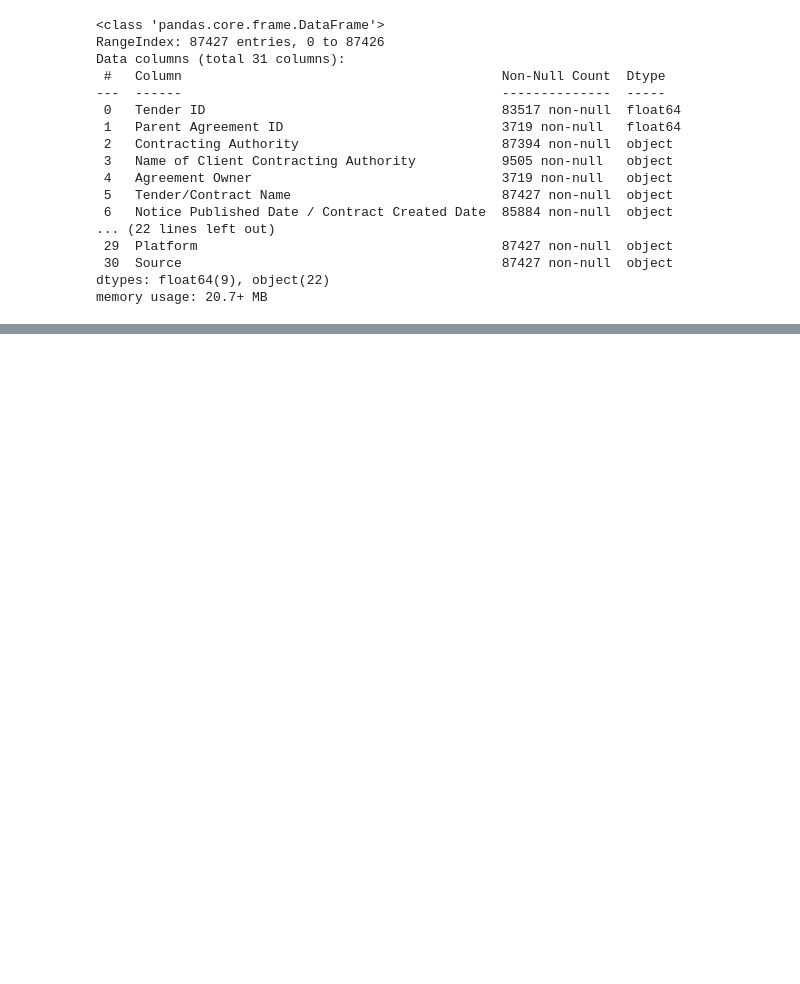
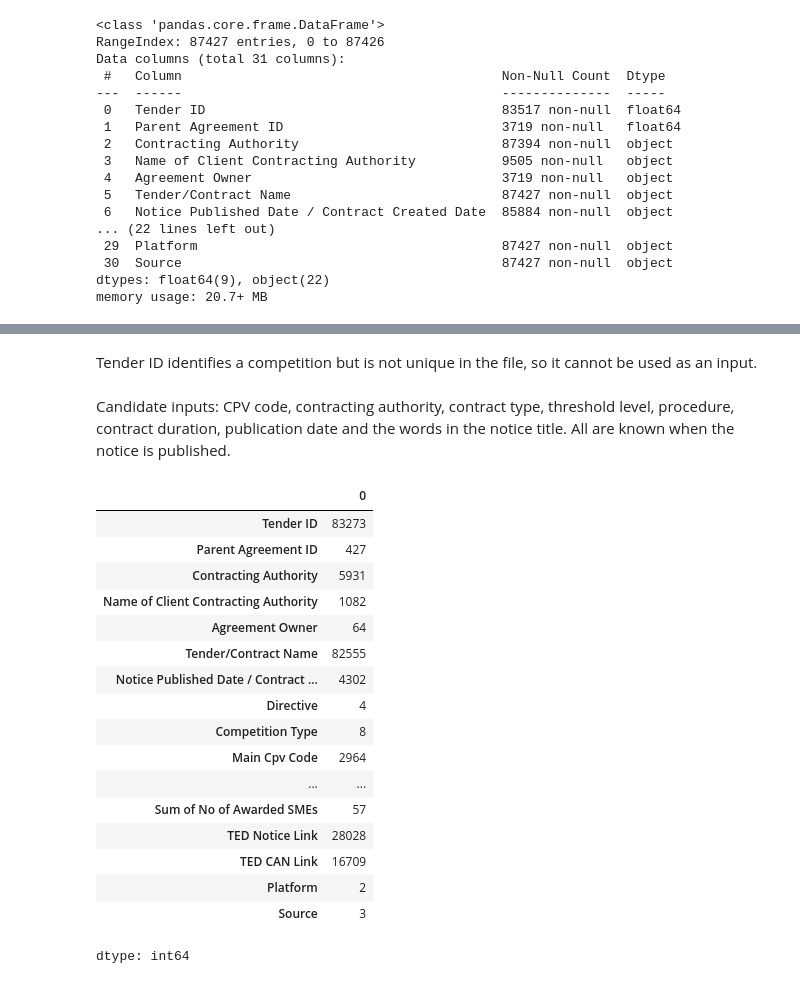
Before and after one commit to KaterynaKon/irish-tender-value, a Jupyter notebook: public_tender_value.ipynb, the cells around one changed output, grey strips where cells are left out. Drawn from its saved outputs; the diff is of its cells as text; code cells hidden in the pictures; blank space fills up the shorter version.

```diff
--- a/public_tender_value.ipynb
+++ b/public_tender_value.ipynb
@@ -113,0 +133,25 @@ memory usage: 20.7+ MB
+# %% [markdown]
+Tender ID identifies a competition but is not unique in the file, so it cannot be used as an input.
+# %% [markdown]
+Candidate inputs: CPV code, contracting authority, contract type, threshold level, procedure, contract duration, publication date and the words in the notice title. All are known when the notice is published.
+# %%
+df.nunique()
+# %% [output]
+|  | 0 |
+| Tender ID | 83273 |
+| Parent Agreement ID | 427 |
+| Contracting Authority | 5931 |
+| Name of Client Contracting Authority | 1082 |
+| Agreement Owner | 64 |
+| Tender/Contract Name | 82555 |
+| Notice Published Date / Contract ... | 4302 |
+| Directive | 4 |
+| Competition Type | 8 |
+| Main Cpv Code | 2964 |
+| ... | ... |
+| Sum of No of Awarded SMEs | 57 |
+| TED Notice Link | 28028 |
+| TED CAN Link | 16709 |
+| Platform | 2 |
+| Source | 3 |
+dtype: int64
```
Also changed, not shown: parts of 5 cells of this notebook.
